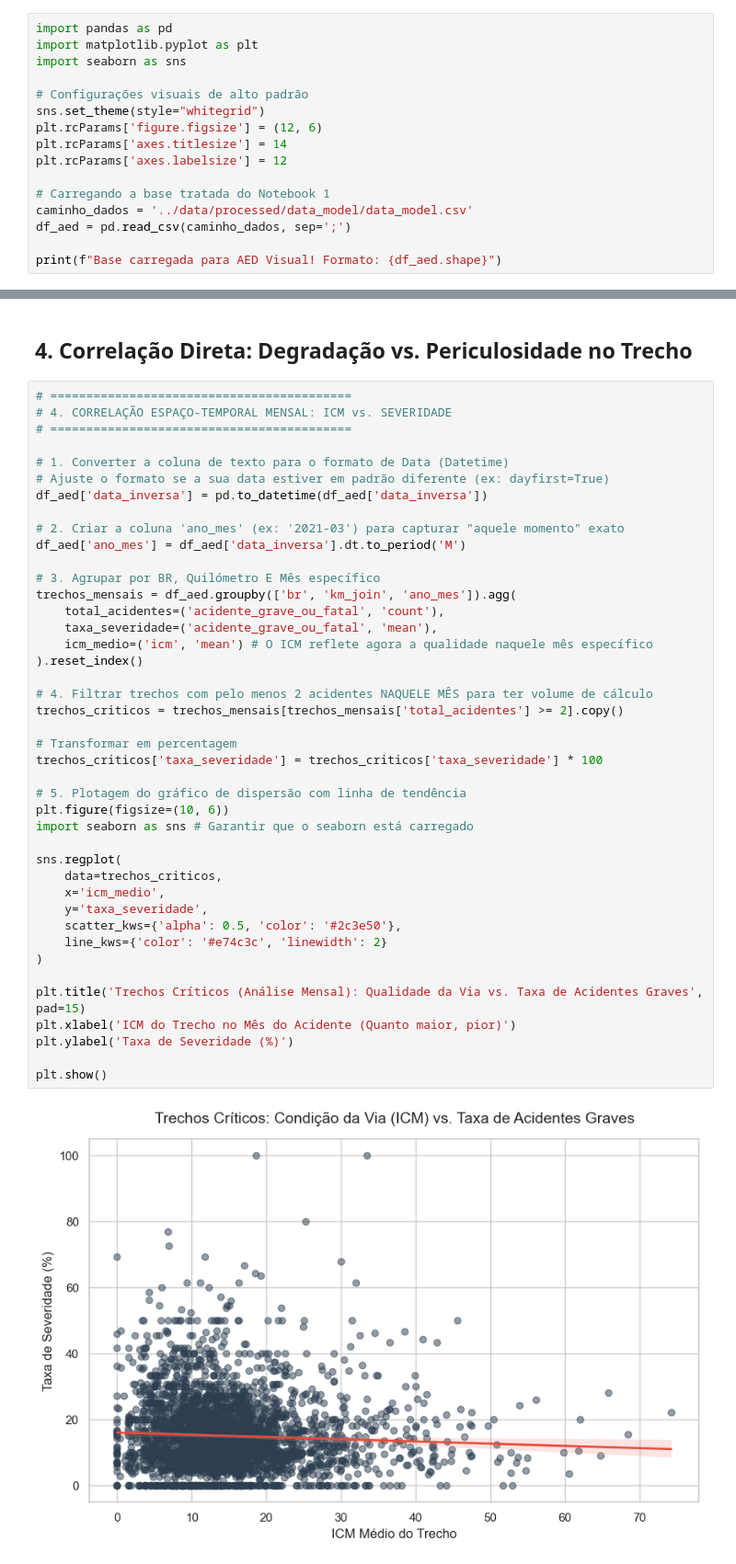
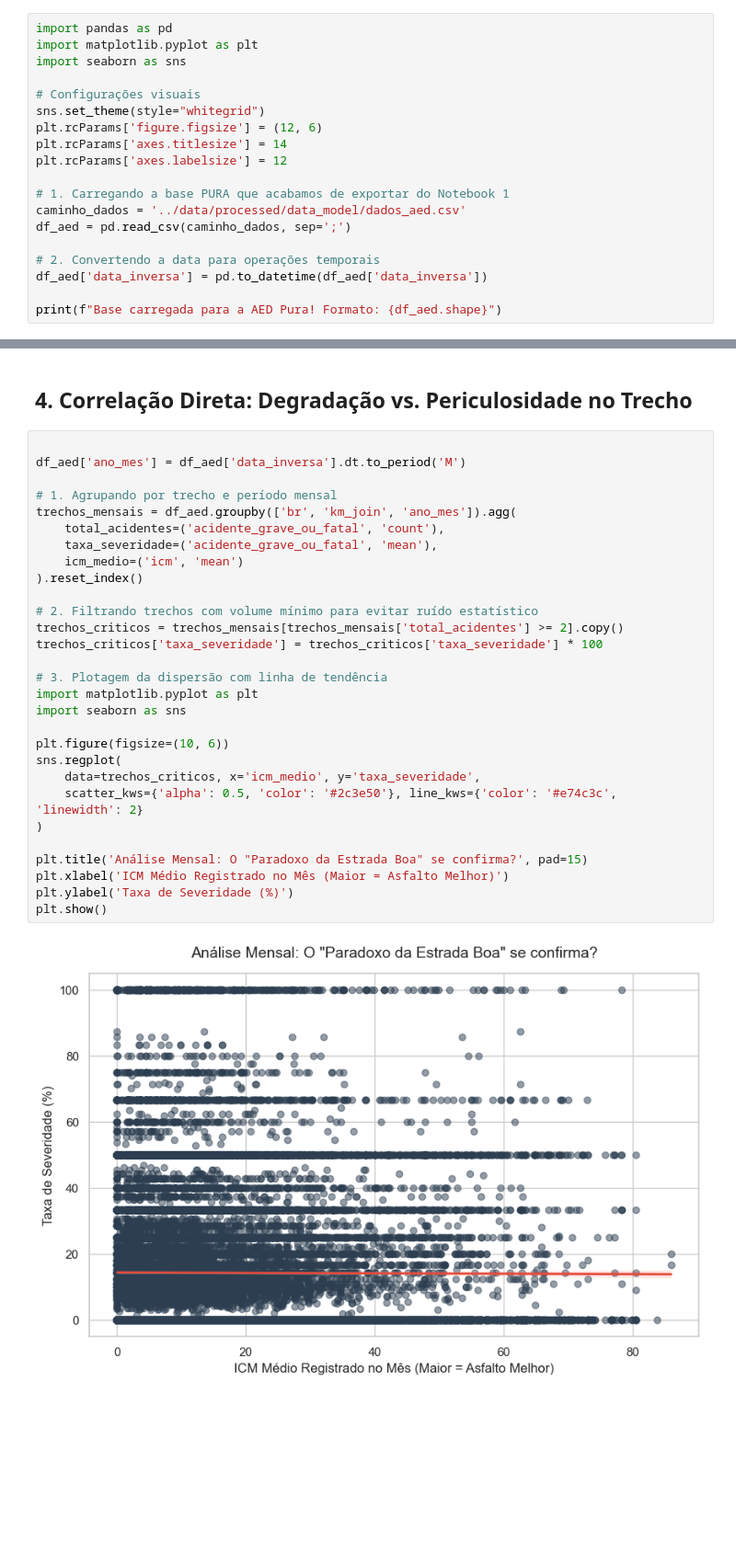
Before and after one commit to athaydegab/PredicaoAcidentesPRF, a Jupyter notebook: notebooks/03_notebook_aed.ipynb, the cells around one changed output, grey strips where cells are left out. Shown at 92% size. Drawn from its saved outputs; the diff is of its cells as text; blank space fills up the shorter version.

```diff
--- a/notebooks/03_notebook_aed.ipynb
+++ b/notebooks/03_notebook_aed.ipynb
@@ -5,15 +5,18 @@ import pandas as pd
 import matplotlib.pyplot as plt
 import seaborn as sns
 
-# Configurações visuais de alto padrão
+# Configurações visuais
 sns.set_theme(style="whitegrid")
 plt.rcParams['figure.figsize'] = (12, 6)
 plt.rcParams['axes.titlesize'] = 14
 plt.rcParams['axes.labelsize'] = 12
 
-# Carregando a base tratada do Notebook 1
-caminho_dados = '../data/processed/data_model/data_model.csv'
+# 1. Carregando a base PURA que acabamos de exportar do Notebook 1
+caminho_dados = '../data/processed/data_model/dados_aed.csv'
 df_aed = pd.read_csv(caminho_dados, sep=';')
 
-print(f"Base carregada para AED Visual! Formato: {df_aed.shape}")
+# 2. Convertendo a data para operações temporais
+df_aed['data_inversa'] = pd.to_datetime(df_aed['data_inversa'])
+
+print(f"Base carregada para a AED Pura! Formato: {df_aed.shape}")
 # %% [output]
@@ -98,46 +80,33 @@ plt.show()
 # %% [markdown]
 ## 4. Correlação Direta: Degradação vs. Periculosidade no Trecho
 # %%
-# ==========================================
-# 4. CORRELAÇÃO ESPAÇO-TEMPORAL MENSAL: ICM vs. SEVERIDADE
-# ==========================================
 
-# 1. Converter a coluna de texto para o formato de Data (Datetime)
-# Ajuste o formato se a sua data estiver em padrão diferente (ex: dayfirst=True)
-df_aed['data_inversa'] = pd.to_datetime(df_aed['data_inversa'])
-
-# 2. Criar a coluna 'ano_mes' (ex: '2021-03') para capturar "aquele momento" exato
 df_aed['ano_mes'] = df_aed['data_inversa'].dt.to_period('M')
 
-# 3. Agrupar por BR, Quilómetro E Mês específico
+# 1. Agrupando por trecho e período mensal
 trechos_mensais = df_aed.groupby(['br', 'km_join', 'ano_mes']).agg(
     total_acidentes=('acidente_grave_ou_fatal', 'count'),
     taxa_severidade=('acidente_grave_ou_fatal', 'mean'),
-    icm_medio=('icm', 'mean') # O ICM reflete agora a qualidade naquele mês específico
+    icm_medio=('icm', 'mean')
 ).reset_index()
 
-# 4. Filtrar trechos com pelo menos 2 acidentes NAQUELE MÊS para ter volume de cálculo
+# 2. Filtrando trechos com volume mínimo para evitar ruído estatístico
 trechos_criticos = trechos_mensais[trechos_mensais['total_acidentes'] >= 2].copy()
-
-# Transformar em percentagem
 trechos_criticos['taxa_severidade'] = trechos_criticos['taxa_severidade'] * 100
 
-# 5. Plotagem do gráfico de dispersão com linha de tendência
+# 3. Plotagem da dispersão com linha de tendência
+import matplotlib.pyplot as plt
+import seaborn as sns
+
 plt.figure(figsize=(10, 6))
-import seaborn as sns # Garantir que o seaborn está carregado
-
 sns.regplot(
-    data=trechos_criticos,
-    x='icm_medio',
-    y='taxa_severidade',
-    scatter_kws={'alpha': 0.5, 'color': '#2c3e50'},
-    line_kws={'color': '#e74c3c', 'linewidth': 2}
+    data=trechos_criticos, x='icm_medio', y='taxa_severidade',
+    scatter_kws={'alpha': 0.5, 'color': '#2c3e50'}, line_kws={'color': '#e74c3c', 'linewidth': 2}
 )
 
-plt.title('Trechos Críticos (Análise Mensal): Qualidade da Via vs. Taxa de Acidentes Graves', pad=15)
-plt.xlabel('ICM do Trecho no Mês do Acidente (Quanto maior, pior)')
+plt.title('Análise Mensal: O "Paradoxo da Estrada Boa" se confirma?', pad=15)
+plt.xlabel('ICM Médio Registrado no Mês (Maior = Asfalto Melhor)')
 plt.ylabel('Taxa de Severidade (%)')
-
 plt.show()
 # %% [output]
-[figure, old version]
+[figure, new version]
```
Also changed, not shown: parts of 12 cells of this notebook, 2 other files.
